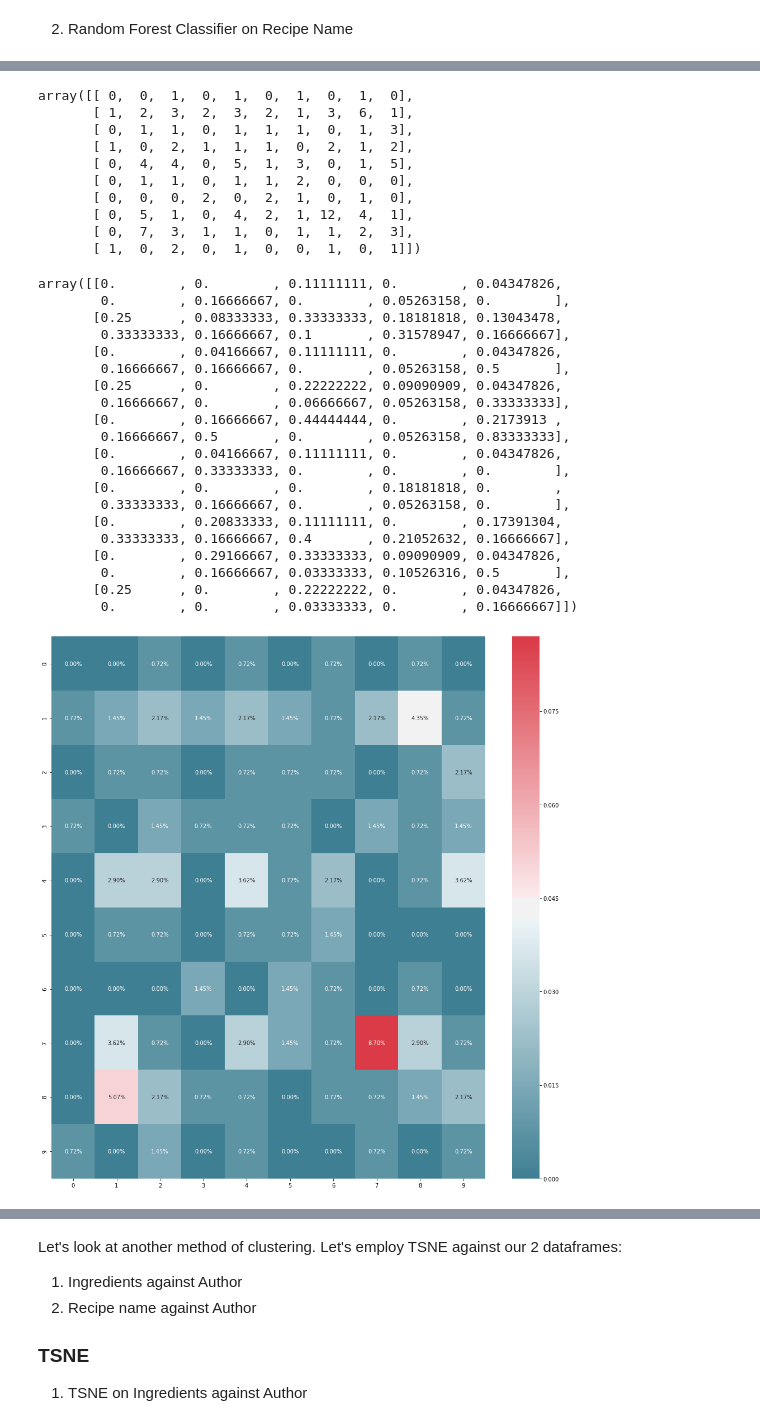
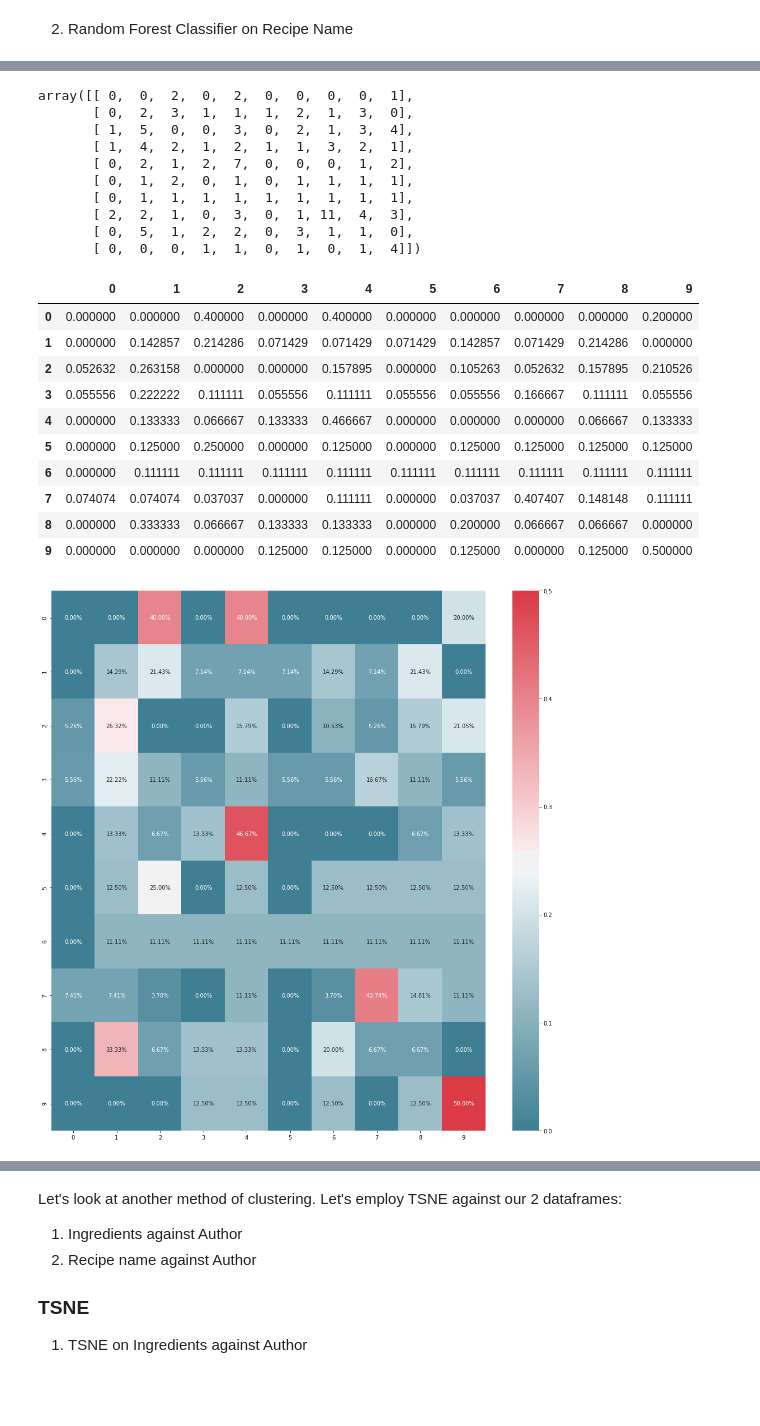
Before and after one commit to Heathocha/Food-for-Thought, a Jupyter notebook: Unit 4 Capstone - Unsupervised Learning.ipynb, the cells around one changed output, grey strips where cells are left out. Cells and saved outputs as stored; diff of their text form; code cells hidden in the pictures; blank space fills up the shorter version.

```diff
--- a/Unit 4 Capstone - Unsupervised Learning.ipynb
+++ b/Unit 4 Capstone - Unsupervised Learning.ipynb
@@ -616,6 +616,6 @@ from sklearn.model_selection import cross_val_score
 # %% [markdown]
 1.  Random Forest Classifier on Ingredients
 # %%
-radm = RandomForestClassifier()
+radm = RandomForestClassifier(class_weight = 'balanced')
 cross_val_score(radm, ingredients, author, cv=5)
 # %% [output]
@@ -707,45 +702,36 @@ RandomForestClassifier(bootstrap=True, class_weight=None, criterion='gini',
 recipe_name_matrix = confusion_matrix(radm.predict(Xtest),ytest)
 recipe_name_matrix
 # %% [output]
-array([[ 0,  0,  1,  0,  1,  0,  1,  0,  1,  0],
-       [ 1,  2,  3,  2,  3,  2,  1,  3,  6,  1],
-       [ 0,  1,  1,  0,  1,  1,  1,  0,  1,  3],
-       [ 1,  0,  2,  1,  1,  1,  0,  2,  1,  2],
-       [ 0,  4,  4,  0,  5,  1,  3,  0,  1,  5],
-       [ 0,  1,  1,  0,  1,  1,  2,  0,  0,  0],
-       [ 0,  0,  0,  2,  0,  2,  1,  0,  1,  0],
-       [ 0,  5,  1,  0,  4,  2,  1, 12,  4,  1],
-       [ 0,  7,  3,  1,  1,  0,  1,  1,  2,  3],
-       [ 1,  0,  2,  0,  1,  0,  0,  1,  0,  1]])
+array([[ 0,  0,  2,  0,  2,  0,  0,  0,  0,  1],
+       [ 0,  2,  3,  1,  1,  1,  2,  1,  3,  0],
+       [ 1,  5,  0,  0,  3,  0,  2,  1,  3,  4],
+       [ 1,  4,  2,  1,  2,  1,  1,  3,  2,  1],
+       [ 0,  2,  1,  2,  7,  0,  0,  0,  1,  2],
+       [ 0,  1,  2,  0,  1,  0,  1,  1,  1,  1],
+       [ 0,  1,  1,  1,  1,  1,  1,  1,  1,  1],
+       [ 2,  2,  1,  0,  3,  0,  1, 11,  4,  3],
+       [ 0,  5,  1,  2,  2,  0,  3,  1,  1,  0],
+       [ 0,  0,  0,  1,  1,  0,  1,  0,  1,  4]])
 # %%
-recipe_name_matrix / recipe_name_matrix.astype(np.float).sum(axis=1)
+pd.DataFrame(recipe_name_matrix).divide(recipe_name_matrix.sum(axis=1),0)
 # %% [output]
-array([[0.        , 0.        , 0.11111111, 0.        , 0.04347826,
-        0.        , 0.16666667, 0.        , 0.05263158, 0.        ],
-       [0.25      , 0.08333333, 0.33333333, 0.18181818, 0.13043478,
-        0.33333333, 0.16666667, 0.1       , 0.31578947, 0.16666667],
-       [0.        , 0.04166667, 0.11111111, 0.        , 0.04347826,
-        0.16666667, 0.16666667, 0.        , 0.05263158, 0.5       ],
-       [0.25      , 0.        , 0.22222222, 0.09090909, 0.04347826,
-        0.16666667, 0.        , 0.06666667, 0.05263158, 0.33333333],
-       [0.        , 0.16666667, 0.44444444, 0.        , 0.2173913 ,
-        0.16666667, 0.5       , 0.        , 0.05263158, 0.83333333],
-       [0.        , 0.04166667, 0.11111111, 0.        , 0.04347826,
-        0.16666667, 0.33333333, 0.        , 0.        , 0.        ],
-       [0.        , 0.        , 0.        , 0.18181818, 0.        ,
-        0.33333333, 0.16666667, 0.        , 0.05263158, 0.        ],
-       [0.        , 0.20833333, 0.11111111, 0.        , 0.17391304,
-        0.33333333, 0.16666667, 0.4       , 0.21052632, 0.16666667],
-       [0.        , 0.29166667, 0.33333333, 0.09090909, 0.04347826,
-        0.        , 0.16666667, 0.03333333, 0.10526316, 0.5       ],
-       [0.25      , 0.        , 0.22222222, 0.        , 0.04347826,
-        0.        , 0.        , 0.03333333, 0.        , 0.16666667]])
+|  | 0 | 1 | 2 | 3 | 4 | 5 | 6 | 7 | 8 | 9 |
+| 0 | 0.000000 | 0.000000 | 0.400000 | 0.000000 | 0.400000 | 0.000000 | 0.000000 | 0.000000 | 0.000000 | 0.200000 |
+| 1 | 0.000000 | 0.142857 | 0.214286 | 0.071429 | 0.071429 | 0.071429 | 0.142857 | 0.071429 | 0.214286 | 0.000000 |
+| 2 | 0.052632 | 0.263158 | 0.000000 | 0.000000 | 0.157895 | 0.000000 | 0.105263 | 0.052632 | 0.157895 | 0.210526 |
+| 3 | 0.055556 | 0.222222 | 0.111111 | 0.055556 | 0.111111 | 0.055556 | 0.055556 | 0.166667 | 0.111111 | 0.055556 |
+| 4 | 0.000000 | 0.133333 | 0.066667 | 0.133333 | 0.466667 | 0.000000 | 0.000000 | 0.000000 | 0.066667 | 0.133333 |
+| 5 | 0.000000 | 0.125000 | 0.250000 | 0.000000 | 0.125000 | 0.000000 | 0.125000 | 0.125000 | 0.125000 | 0.125000 |
+| 6 | 0.000000 | 0.111111 | 0.111111 | 0.111111 | 0.111111 | 0.111111 | 0.111111 | 0.111111 | 0.111111 | 0.111111 |
+| 7 | 0.074074 | 0.074074 | 0.037037 | 0.000000 | 0.111111 | 0.000000 | 0.037037 | 0.407407 | 0.148148 | 0.111111 |
+| 8 | 0.000000 | 0.333333 | 0.066667 | 0.133333 | 0.133333 | 0.000000 | 0.200000 | 0.066667 | 0.066667 | 0.000000 |
+| 9 | 0.000000 | 0.000000 | 0.000000 | 0.125000 | 0.125000 | 0.000000 | 0.125000 | 0.000000 | 0.125000 | 0.500000 |
 # %%
 colormap = sns.diverging_palette(220, 10, as_cmap = True)
 plt.figure(figsize=(14,14))
-sns.heatmap(recipe_name_matrix/np.sum(recipe_name_matrix), annot=True,
+sns.heatmap(pd.DataFrame(recipe_name_matrix).divide(recipe_name_matrix.sum(axis=1),0), annot=True,
             fmt='.2%', cmap=colormap)
 plt.tight_layout()
 # %% [output]
-[figure, old version]
+[figure, new version]
 # %% [markdown]
```
Also changed, not shown: parts of 26 cells of this notebook.
